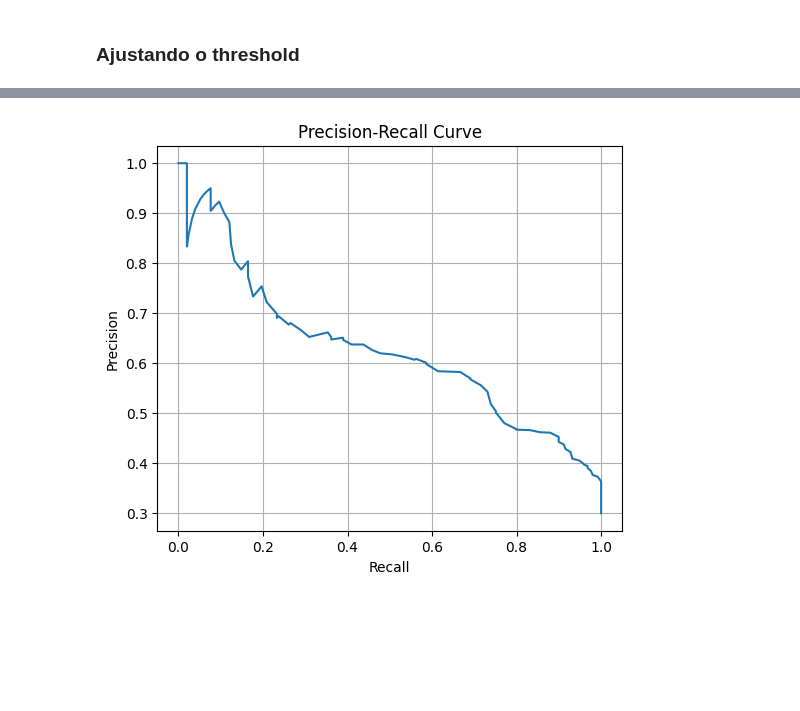
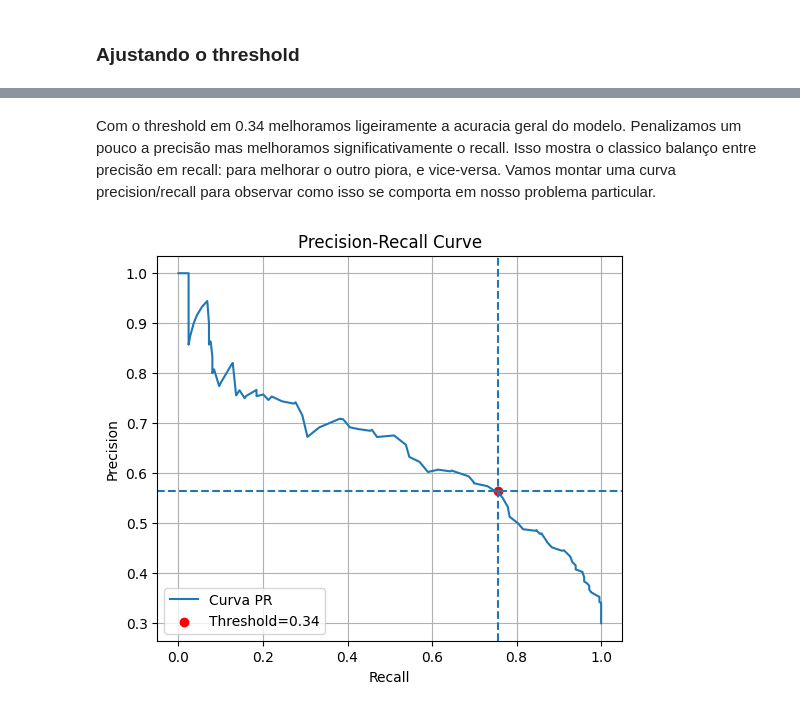
Before and after one commit to gilcesarf/imd1107-202601, a Jupyter notebook: 2-unidade/atividade2.ipynb, the cells around one changed output, grey strips where cells are left out. Drawn from its saved outputs; the diff is of its cells as text; code cells hidden in the pictures; blank space fills up the shorter version.

```diff
--- a/2-unidade/atividade2.ipynb
+++ b/2-unidade/atividade2.ipynb
@@ -580,8 +657,17 @@ dist
 # Definindo a coluna e o tipo de transformação:
 # 1. texto:
 text_atribute = "Full_Review"
-text_pipe = Pipeline(steps=[('vec', TfidfVectorizer(preprocessor=preprocess_text)),
-                            ('svd', TruncatedSVD())])
+text_pipe = Pipeline(steps=[
+    (
+        "vec",
+        TfidfVectorizer(
+            preprocessor=TextPreprocessor(),
+            min_df=MIN_DF, # Deixa como default aqui, mas o grid search poderia testar outros valores
+            max_df=MAX_DF  # Deixa como default aqui, mas o grid search poderia testar outros valores
+        )
+    ),
+    ("svd", TruncatedSVD())
+])
 
 # 2. dados categóricos:
 categorical_atributes = ['Product', 'Brand']
@@ -634,6 +727,8 @@ Pipeline(steps=[('preprocessor',
 # %%
-param_grid = {'preprocessor__text__svd__n_components':[10, 25, 50, 100],
-              'classifier__n_estimators': [10, 30, 60, 90]}
+param_grid = {"preprocessor__text__vec__preprocessor__lemma": [True, False],
+              "preprocessor__text__vec__preprocessor__remove_stopwords": [True, False],
+              'preprocessor__text__svd__n_components':[25, 50, 100],
+              'classifier__n_estimators': [30, 60, 90]}
 
 grid_search = GridSearchCV(estimator=pipe,
                            param_grid=param_grid,
@@ -742,7 +848,8 @@ Interpretação
 # %%
-param_grid = {
-              'preprocessor__text__svd__n_components':[25, 50],
-              'classifier__n_estimators': [30, 60, 90],
+param_grid = {"preprocessor__text__vec__preprocessor__lemma": [False],
+              "preprocessor__text__vec__preprocessor__remove_stopwords": [False],
+              'preprocessor__text__svd__n_components':[25],
+              'classifier__n_estimators': [90],
               'classifier__class_weight': [None, "balanced", "balanced_subsample"]
             }
 
@@ -892,3 +997,5 @@ Accuracy com threshold padrão: 0.7518
+# %% [markdown]
+Com o threshold em 0.34 melhoramos ligeiramente a acuracia geral do modelo. Penalizamos um pouco a precisão mas melhoramos significativamente o recall. Isso mostra o classico balanço entre precisão em recall: para melhorar o outro piora, e vice-versa. Vamos montar uma curva precision/recall para observar como isso se comporta em nosso problema particular.
 # %%
 from sklearn.metrics import precision_recall_curve
 
@@ -898,12 +1005,29 @@ precision, recall, thresholds = precision_recall_curve(y_test_encoded, y_prob)
 # %%
 import matplotlib.pyplot as plt
 
+target_threshold = best_t
+
+# encontrar índice mais próximo
+idx = np.argmin(np.abs(thresholds - target_threshold))
+
+p = precision[idx]
+r = recall[idx]
+
 plt.figure(figsize=(6,5))
-plt.plot(recall, precision)
+plt.plot(recall, precision, label="Curva PR")
+
+# ponto destacado
+plt.scatter(r, p, color="red", label=f"Threshold={target_threshold:.2f}")
+
+# linhas tracejadas
+plt.axvline(x=r, linestyle="--")
+plt.axhline(y=p, linestyle="--")
+
 plt.xlabel("Recall")
 plt.ylabel("Precision")
 plt.title("Precision-Recall Curve")
+plt.legend()
 plt.grid()
 plt.show()
 # %% [output]
-[figure, old version]
+[figure, new version]
```
Also changed, not shown: parts of 56 cells of this notebook.
